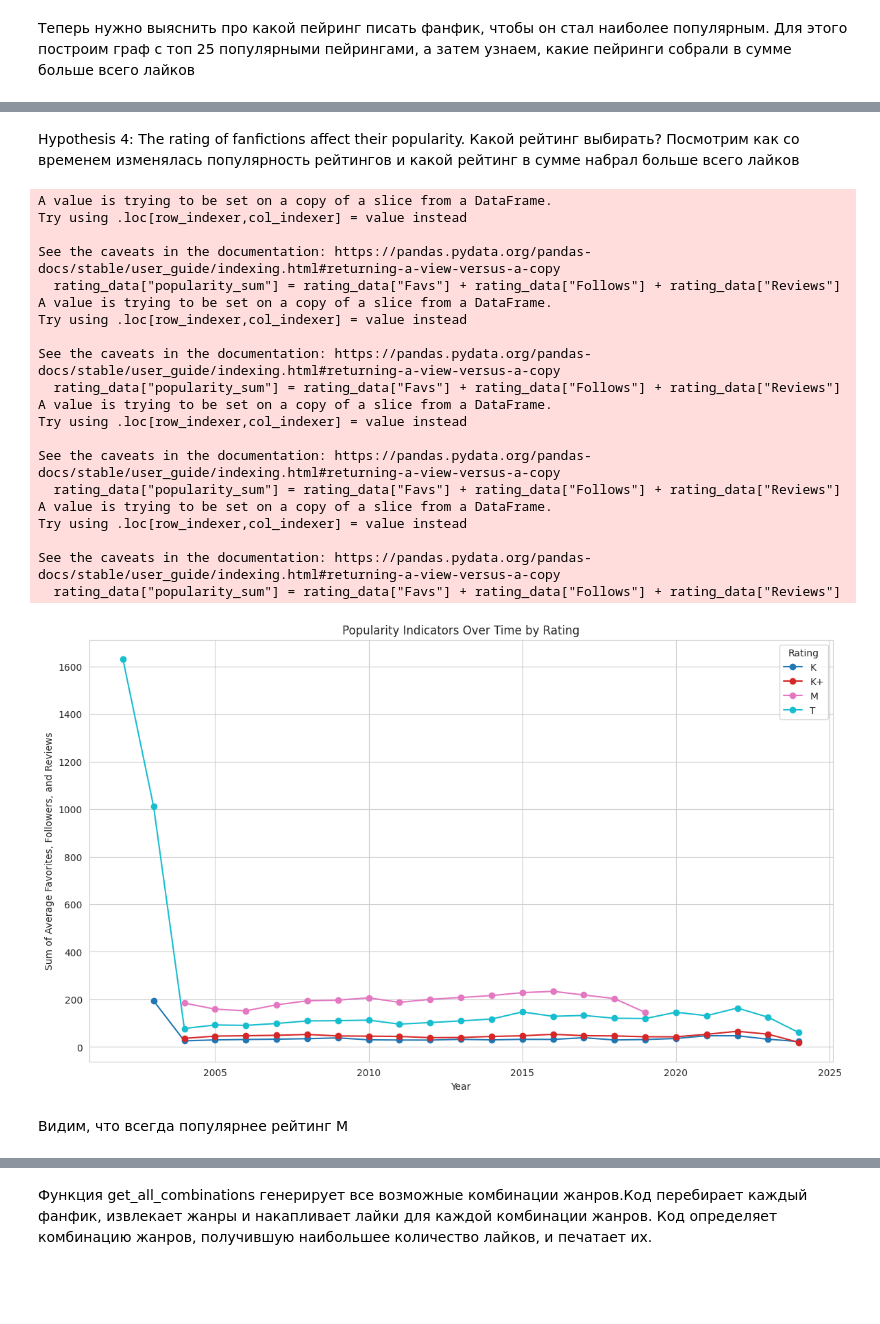
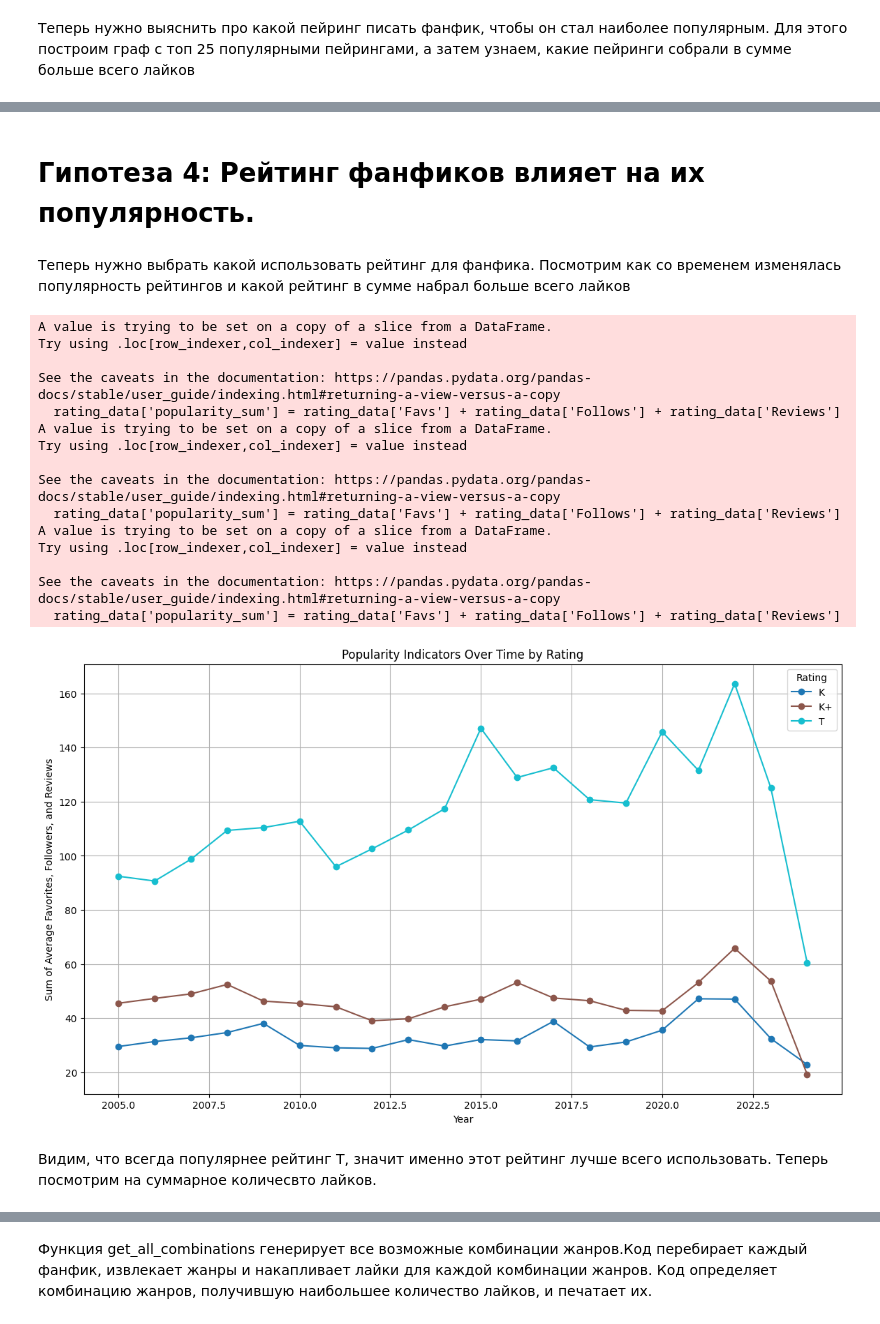
Before and after one commit to Sofiaalmaz/FanfictionProject, a Jupyter notebook: analysis/fanfiction_project.ipynb, the cells around one changed output, grey strips where cells are left out. Saved outputs shown, nothing was run; the diff lists cells and outputs as text; code cells hidden in the pictures; blank space fills up the shorter version.

```diff
--- a/analysis/fanfiction_project.ipynb
+++ b/analysis/fanfiction_project.ipynb
@@ -44 +97,4 @@ df = remove_duplicates(df)
+# %%
+#фильтруем датасет от высоких рейтингов, так как мы хотим написать приличный фанфик
+df = df[df['rating'] != 'M']
 # %%
@@ -329,74 +454,70 @@ Pair: ('Hermione G.', 'Severus S.'), Total Likes: 668406
+# %% [markdown]
+# Гипотеза 4: Рейтинг фанфиков влияет на их популярность.
 # %% [markdown]
-Hypothesis 4: The rating of fanfictions affect their popularity.
-Какой рейтинг выбирать? Посмотрим как со временем изменялась популярность рейтингов и какой рейтинг в сумме набрал больше всего лайков
+Теперь нужно выбрать какой использовать рейтинг для фанфика. Посмотрим как со временем изменялась популярность рейтингов и какой рейтинг в сумме набрал больше всего лайков
 # %%
 import pandas as pd
 
-# Ensure relevant columns are present and drop rows with missing values
-required_columns = ["Published", "Favs", "Follows", "Reviews", "rating"]
+required_columns = ['Published', 'Favs', 'Follows', 'Reviews', 'rating']
 dataf = df[required_columns].dropna()
 
-# Parse the published date and extract the year
-dataf["Published"] = pd.to_datetime(dataf["Published"])
-dataf["year"] = dataf["Published"].dt.year
+dataf['Published'] = pd.to_datetime(dataf['Published'])
+dataf['year'] = dataf['Published'].dt.year
 
-# Group by rating and year, and calculate the average annual indicators
-grouped = dataf.groupby(["rating", "year"]).agg({"Favs": "mean", "Follows": "mean", "Reviews": "mean"}).reset_index()
+# Группируем по рейтингу и году и рассчитываем среднегодовые показатели
+grouped = dataf.groupby(['rating', 'year']).agg({
+    'Favs': 'mean',
+    'Follows': 'mean',
+    'Reviews': 'mean'
+}).reset_index()
 # %%
 import matplotlib.pyplot as plt
 
-# Plot the trends over time for each rating
+# Строим график популярности(сумма лайков, подписчиков и отзывов) с течением времени для каждого рейтинга
 plt.figure(figsize=(14, 8))
 
-# List of unique ratings
-ratings = grouped["rating"].unique()
+filtered_grouped = grouped[~grouped['year'].between(2002, 2004)]
 
-# Colors for each rating plot
-colors = plt.get_cmap("tab10", len(ratings))
+# список уникальных рейтингов
+ratings = filtered_grouped['rating'].unique()
 
-# Plot for each rating
+# цвета
+colors = plt.cm.get_cmap('tab10', len(ratings))
+
 for idx, rating in enumerate(ratings):
-    rating_data = grouped[grouped["rating"] == rating]
+    rating_data = filtered_grouped[filtered_grouped['rating'] == rating]
 
-    # Summarize the data (sum of favorites, followers, and reviews)
-    rating_data["popularity_sum"] = rating_data["Favs"] + rating_data["Follows"] + rating_data["Reviews"]
+    # Суммируем данные (сумма избранных, подписчиков и отзывов)
+    rating_data['popularity_sum'] = rating_data['Favs'] + rating_data['Follows'] + rating_data['Reviews']
 
-    # Plot the data
-    plt.plot(rating_data["year"], rating_data["popularity_sum"], marker="o", label=rating, color=colors(idx))
+    plt.plot(rating_data['year'], rating_data['popularity_sum'], marker='o', label=rating, color=colors(idx))
 
-# Customize the plot
-plt.title("Popularity Indicators Over Time by Rating")
-plt.xlabel("Year")
-plt.ylabel("Sum of Average Favorites, Followers, and Reviews")
-plt.legend(title="Rating")
+plt.title('Popularity Indicators Over Time by Rating')
+plt.xlabel('Year')
+plt.ylabel('Sum of Average Favorites, Followers, and Reviews')
+plt.legend(title='Rating')
 plt.grid(True)
 
-# Display the plot
 plt.show()
 # %% [output]
 A value is trying to be set on a copy of a slice from a DataFrame.
 Try using .loc[row_indexer,col_indexer] = value instead
 
 See the caveats in the documentation: https://pandas.pydata.org/pandas-docs/stable/user_guide/indexing.html#returning-a-view-versus-a-copy
-  rating_data["popularity_sum"] = rating_data["Favs"] + rating_data["Follows"] + rating_data["Reviews"]
+  rating_data['popularity_sum'] = rating_data['Favs'] + rating_data['Follows'] + rating_data['Reviews']
 A value is trying to be set on a copy of a slice from a DataFrame.
 Try using .loc[row_indexer,col_indexer] = value instead
 
 See the caveats in the documentation: https://pandas.pydata.org/pandas-docs/stable/user_guide/indexing.html#returning-a-view-versus-a-copy
-  rating_data["popularity_sum"] = rating_data["Favs"] + rating_data["Follows"] + rating_data["Reviews"]
+  rating_data['popularity_sum'] = rating_data['Favs'] + rating_data['Follows'] + rating_data['Reviews']
 A value is trying to be set on a copy of a slice from a DataFrame.
 Try using .loc[row_indexer,col_indexer] = value instead
 
 See the caveats in the documentation: https://pandas.pydata.org/pandas-docs/stable/user_guide/indexing.html#returning-a-view-versus-a-copy
-  rating_data["popularity_sum"] = rating_data["Favs"] + rating_data["Follows"] + rating_data["Reviews"]
-A value is trying to be set on a copy of a slice from a DataFrame.
-Try using .loc[row_indexer,col_indexer] = value instead
-
-See the caveats in the documentation: https://pandas.pydata.org/pandas-docs/stable/user_guide/indexing.html#returning-a-view-versus-a-copy
-  rating_data["popularity_sum"] = rating_data["Favs"] + rating_data["Follows"] + rating_data["Reviews"]
+  rating_data['popularity_sum'] = rating_data['Favs'] + rating_data['Follows'] + rating_data['Reviews']
-[figure, old version]
+[figure, new version]
-# %% [markdown]
-Видим, что всегда популярнее рейтинг M
+# %% [markdown]
+Видим, что всегда популярнее рейтинг Т, значит именно этот рейтинг лучше всего использовать. Теперь посмотрим на суммарное количесвто лайков.
 # %%
 import pandas as pd
 
```
Also changed, not shown: parts of 70 cells of this notebook, 1 other file.
